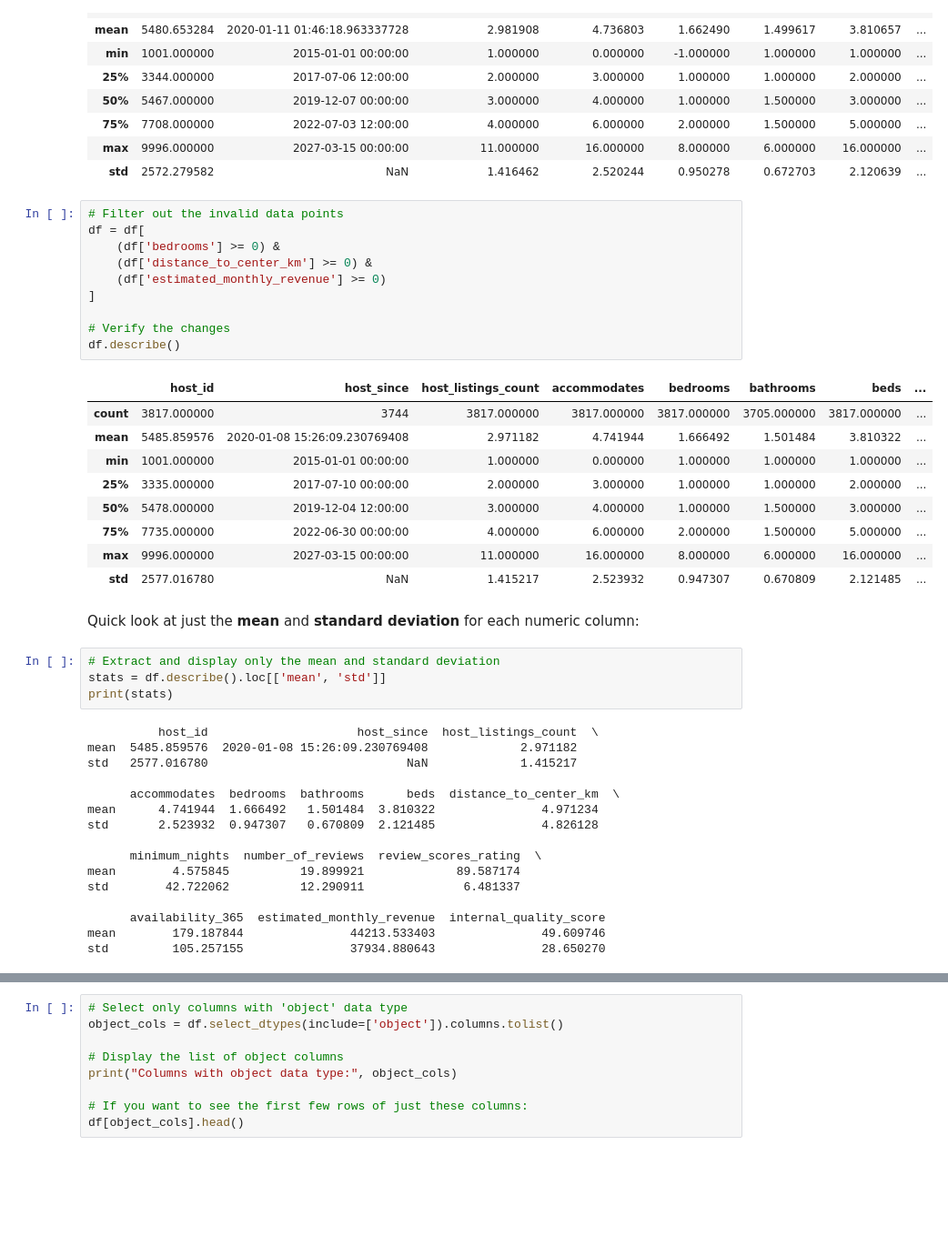
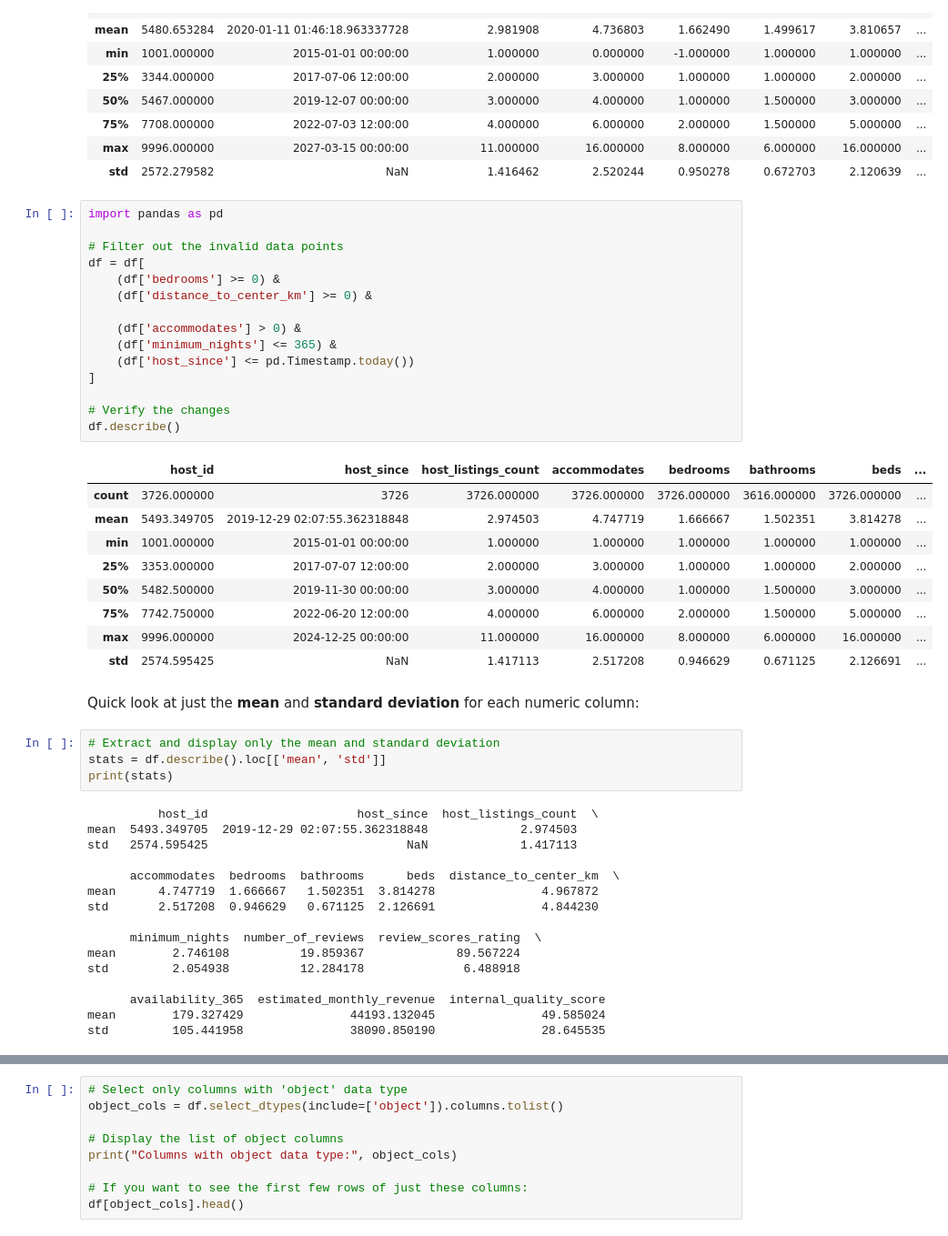
Before and after one commit to Saif2506/langchain-fundamentals, a Jupyter notebook: Project_optimized.ipynb, the cells around one changed output, grey strips where cells are left out. Shown at 91% size. Drawn from its saved outputs; the diff is of its cells as text; blank space fills up the shorter version.

```diff
--- a/Project_optimized.ipynb
+++ b/Project_optimized.ipynb
@@ -103,25 +103,30 @@ df.describe()
 | max | 9996.000000 | 2027-03-15 00:00:00 | 11.000000 | 16.000000 | 8.000000 | 6.000000 | 16.000000 | ... |
 | std | 2572.279582 | NaN | 1.416462 | 2.520244 | 0.950278 | 0.672703 | 2.120639 | ... |
 # %%
+import pandas as pd
+
 # Filter out the invalid data points
 df = df[
     (df['bedrooms'] >= 0) &
     (df['distance_to_center_km'] >= 0) &
-    (df['estimated_monthly_revenue'] >= 0)
+
+    (df['accommodates'] > 0) &
+    (df['minimum_nights'] <= 365) &
+    (df['host_since'] <= pd.Timestamp.today())
 ]
 
 # Verify the changes
 df.describe()
 # %% [output]
 |  | host_id | host_since | host_listings_count | accommodates | bedrooms | bathrooms | beds | ... |
-| count | 3817.000000 | 3744 | 3817.000000 | 3817.000000 | 3817.000000 | 3705.000000 | 3817.000000 | ... |
-| mean | 5485.859576 | 2020-01-08 15:26:09.230769408 | 2.971182 | 4.741944 | 1.666492 | 1.501484 | 3.810322 | ... |
-| min | 1001.000000 | 2015-01-01 00:00:00 | 1.000000 | 0.000000 | 1.000000 | 1.000000 | 1.000000 | ... |
-| 25% | 3335.000000 | 2017-07-10 00:00:00 | 2.000000 | 3.000000 | 1.000000 | 1.000000 | 2.000000 | ... |
-| 50% | 5478.000000 | 2019-12-04 12:00:00 | 3.000000 | 4.000000 | 1.000000 | 1.500000 | 3.000000 | ... |
-| 75% | 7735.000000 | 2022-06-30 00:00:00 | 4.000000 | 6.000000 | 2.000000 | 1.500000 | 5.000000 | ... |
-| max | 9996.000000 | 2027-03-15 00:00:00 | 11.000000 | 16.000000 | 8.000000 | 6.000000 | 16.000000 | ... |
-| std | 2577.016780 | NaN | 1.415217 | 2.523932 | 0.947307 | 0.670809 | 2.121485 | ... |
+| count | 3726.000000 | 3726 | 3726.000000 | 3726.000000 | 3726.000000 | 3616.000000 | 3726.000000 | ... |
+| mean | 5493.349705 | 2019-12-29 02:07:55.362318848 | 2.974503 | 4.747719 | 1.666667 | 1.502351 | 3.814278 | ... |
+| min | 1001.000000 | 2015-01-01 00:00:00 | 1.000000 | 1.000000 | 1.000000 | 1.000000 | 1.000000 | ... |
+| 25% | 3353.000000 | 2017-07-07 12:00:00 | 2.000000 | 3.000000 | 1.000000 | 1.000000 | 2.000000 | ... |
+| 50% | 5482.500000 | 2019-11-30 00:00:00 | 3.000000 | 4.000000 | 1.000000 | 1.500000 | 3.000000 | ... |
+| 75% | 7742.750000 | 2022-06-20 12:00:00 | 4.000000 | 6.000000 | 2.000000 | 1.500000 | 5.000000 | ... |
+| max | 9996.000000 | 2024-12-25 00:00:00 | 11.000000 | 16.000000 | 8.000000 | 6.000000 | 16.000000 | ... |
+| std | 2574.595425 | NaN | 1.417113 | 2.517208 | 0.946629 | 0.671125 | 2.126691 | ... |
 # %% [markdown]
 Quick look at just the **mean** and **standard deviation** for each numeric column:
 # %%
@@ -130,17 +135,17 @@ stats = df.describe().loc[['mean', 'std']]
 print(stats)
 # %% [output]
           host_id                     host_since  host_listings_count  \
-mean  5485.859576  2020-01-08 15:26:09.230769408             2.971182
-std   2577.016780                            NaN             1.415217
+mean  5493.349705  2019-12-29 02:07:55.362318848             2.974503
+std   2574.595425                            NaN             1.417113
 
       accommodates  bedrooms  bathrooms      beds  distance_to_center_km  \
-mean      4.741944  1.666492   1.501484  3.810322               4.971234
-std       2.523932  0.947307   0.670809  2.121485               4.826128
+mean      4.747719  1.666667   1.502351  3.814278               4.967872
+std       2.517208  0.946629   0.671125  2.126691               4.844230
 
       minimum_nights  number_of_reviews  review_scores_rating  \
-mean        4.575845          19.899921             89.587174
-std        42.722062          12.290911              6.481337
+mean        2.746108          19.859367             89.567224
+std         2.054938          12.284178              6.488918
 
       availability_365  estimated_monthly_revenue  internal_quality_score
-mean        179.187844               44213.533403               49.609746
-std         105.257155               37934.880643               28.650270
+mean        179.327429               44193.132045               49.585024
+std         105.441958               38090.850190               28.645535
```
Also changed, not shown: parts of 48 cells of this notebook.
